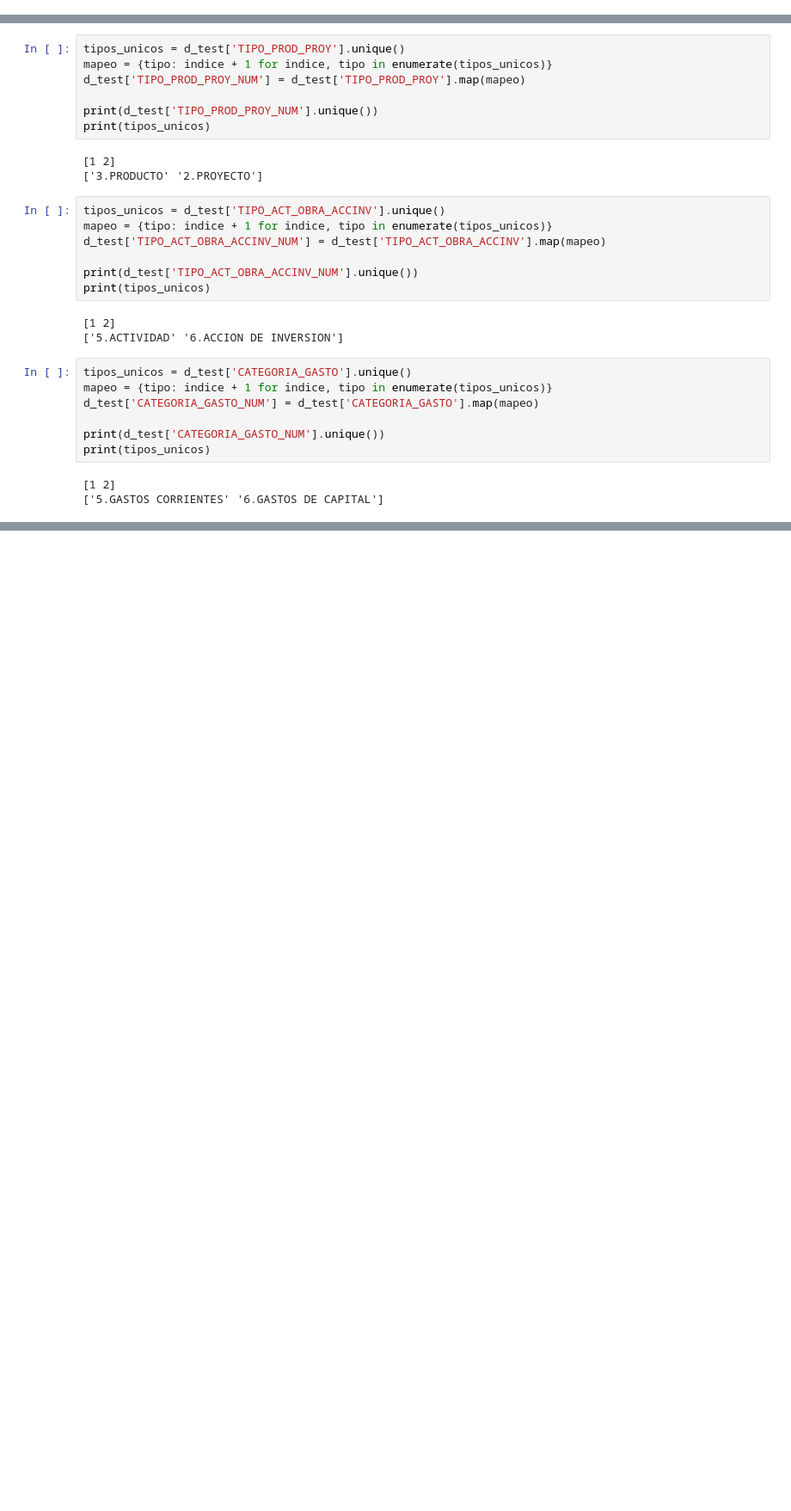
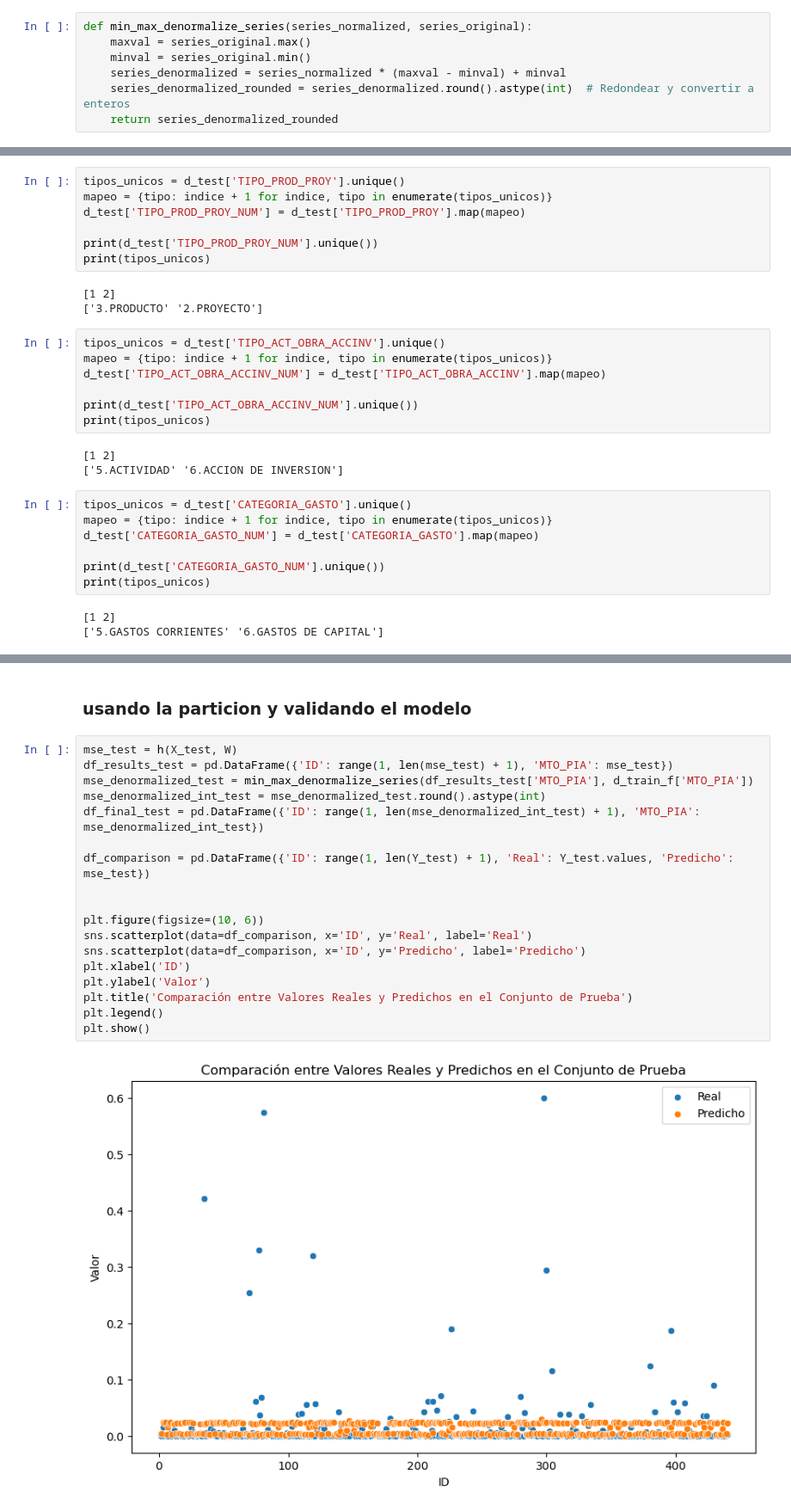
Before and after one commit to JLeandroJM/Project1_MachineL, a Jupyter notebook: model.ipynb, the cells around one changed output, grey strips where cells are left out. Shown: that part at 86% size. Drawn from its saved outputs; the diff is of its cells as text; blank space fills up the shorter version.

```diff
--- a/model.ipynb
+++ b/model.ipynb
@@ -116,0 +132,7 @@ def min_max_normalize_df(df):
+# %%
+def min_max_denormalize_series(series_normalized, series_original):
+    maxval = series_original.max()
+    minval = series_original.min()
+    series_denormalized = series_normalized * (maxval - minval) + minval
+    series_denormalized_rounded = series_denormalized.round().astype(int)  # Redondear y convertir a enteros
+    return series_denormalized_rounded
@@ -227,0 +267,22 @@ print(mse)
+# %% [markdown]
+### usando la particion y validando el modelo
+# %%
+mse_test = h(X_test, W)
+df_results_test = pd.DataFrame({'ID': range(1, len(mse_test) + 1), 'MTO_PIA': mse_test})
+mse_denormalized_test = min_max_denormalize_series(df_results_test['MTO_PIA'], d_train_f['MTO_PIA'])
+mse_denormalized_int_test = mse_denormalized_test.round().astype(int)
+df_final_test = pd.DataFrame({'ID': range(1, len(mse_denormalized_int_test) + 1), 'MTO_PIA': mse_denormalized_int_test})
+
+df_comparison = pd.DataFrame({'ID': range(1, len(Y_test) + 1), 'Real': Y_test.values, 'Predicho': mse_test})
+
+
+plt.figure(figsize=(10, 6))
+sns.scatterplot(data=df_comparison, x='ID', y='Real', label='Real')
+sns.scatterplot(data=df_comparison, x='ID', y='Predicho', label='Predicho')
+plt.xlabel('ID')
+plt.ylabel('Valor')
+plt.title('Comparación entre Valores Reales y Predichos en el Conjunto de Prueba')
+plt.legend()
+plt.show()
+# %% [output]
+[figure, added]
```
Also changed, not shown: parts of 24 cells of this notebook, 3 other files.
